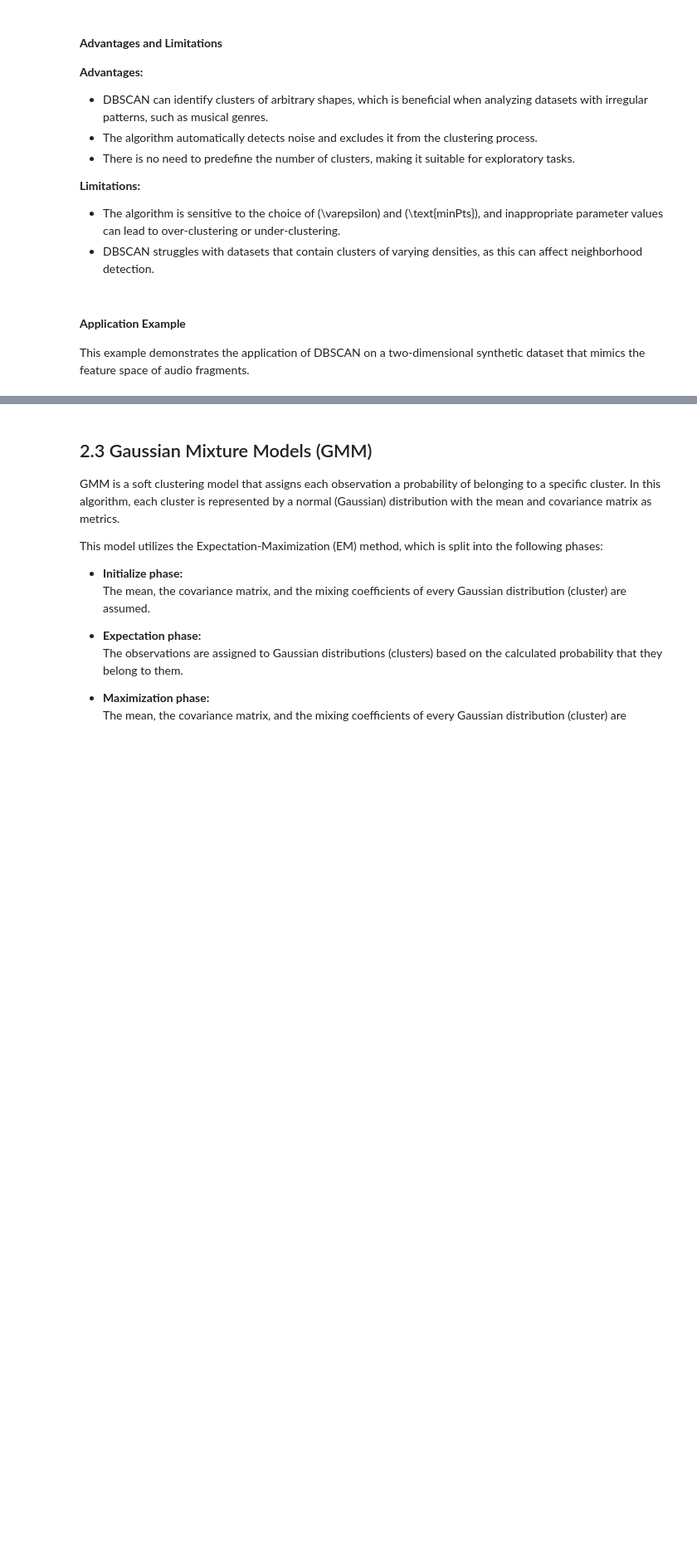
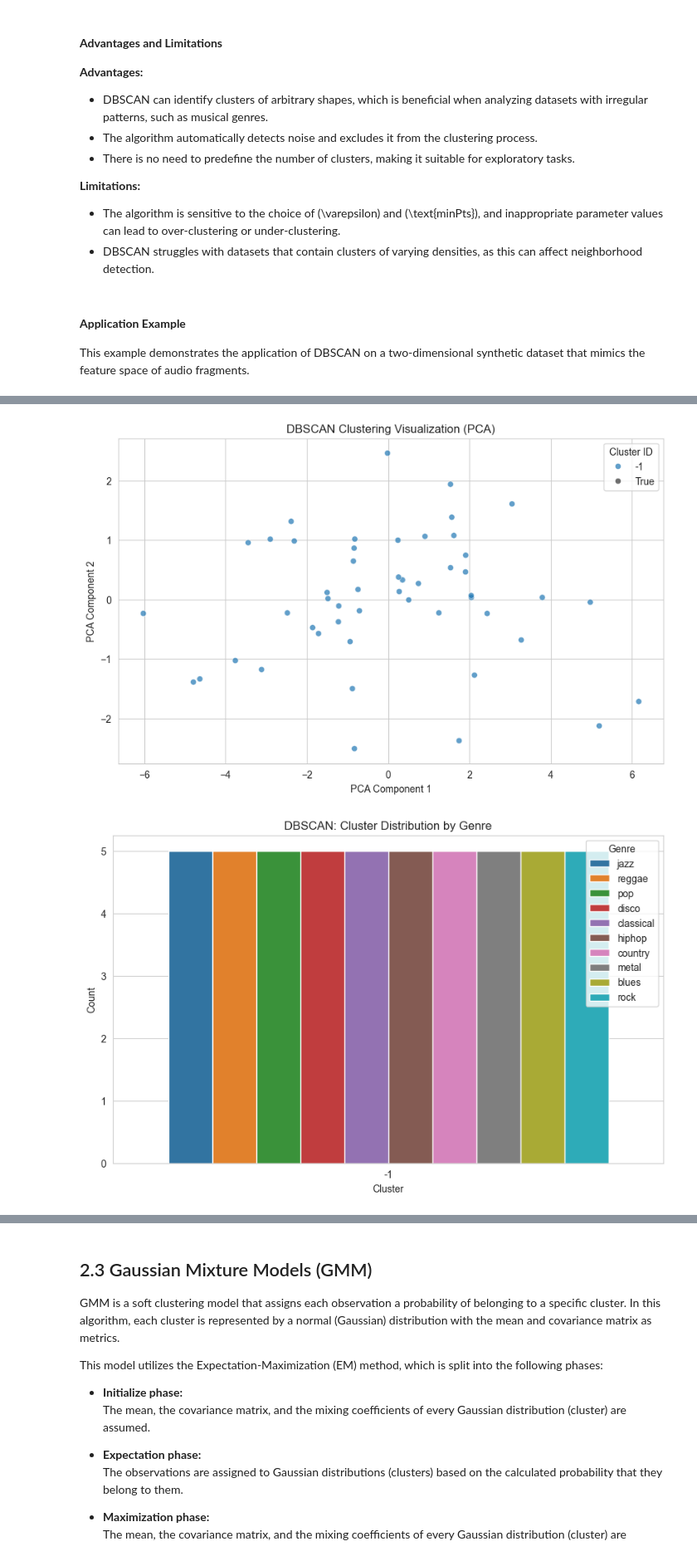
Before and after one commit to Akshay22087249/TurboAdventure, a Jupyter notebook: Main.ipynb, the cells around one changed output, grey strips where cells are left out. Shown at 83% size. Drawn from its saved outputs; the diff is of its cells as text; code cells hidden in the pictures; blank space fills up the shorter version.

```diff
--- a/Main.ipynb
+++ b/Main.ipynb
@@ -877,7 +947,7 @@ unlabeled_df[feature_columns] = scaler.transform(unlabeled_df[feature_columns])
 eps_values = np.arange(0.1, 3.0, 0.1)  # Extended range for eps
 min_samples_values = [3, 5, 10]
 
-best_silhouette = -1
+best_silhouette = 3
 best_eps = None
 best_min_samples = None
 
@@ -941,0 +1018,25 @@ Despite these challenges, DBSCAN remains a strong candidate for exploratory clus
+# %%
+# Visualization - 2D PCA Scatter Plot**
+plt.figure(figsize=(10,6))
+
+pca = PCA(n_components=2)
+X_pca = pca.fit_transform(labeled_df[feature_columns])
+
+sns.scatterplot(x=X_pca[:,0], y=X_pca[:,1], hue=labeled_df["Cluster"], palette="tab10", style=labeled_df["Cluster"] == -1, alpha=0.7)
+plt.xlabel("PCA Component 1")
+plt.ylabel("PCA Component 2")
+plt.title("DBSCAN Clustering Visualization (PCA)")
+plt.legend(title="Cluster ID")
+plt.show()
+
+# Visualization - Cluster Distribution by Genre**
+plt.figure(figsize=(10,6))
+sns.countplot(x="Cluster", hue="genre", data=labeled_df, palette="tab10")
+plt.xlabel("Cluster")
+plt.ylabel("Count")
+plt.title("DBSCAN: Cluster Distribution by Genre")
+plt.legend(title="Genre")
+plt.show()
+# %% [output]
+[figure, added]
+[figure, added]
```
Also changed, not shown: parts of 15 cells of this notebook.
